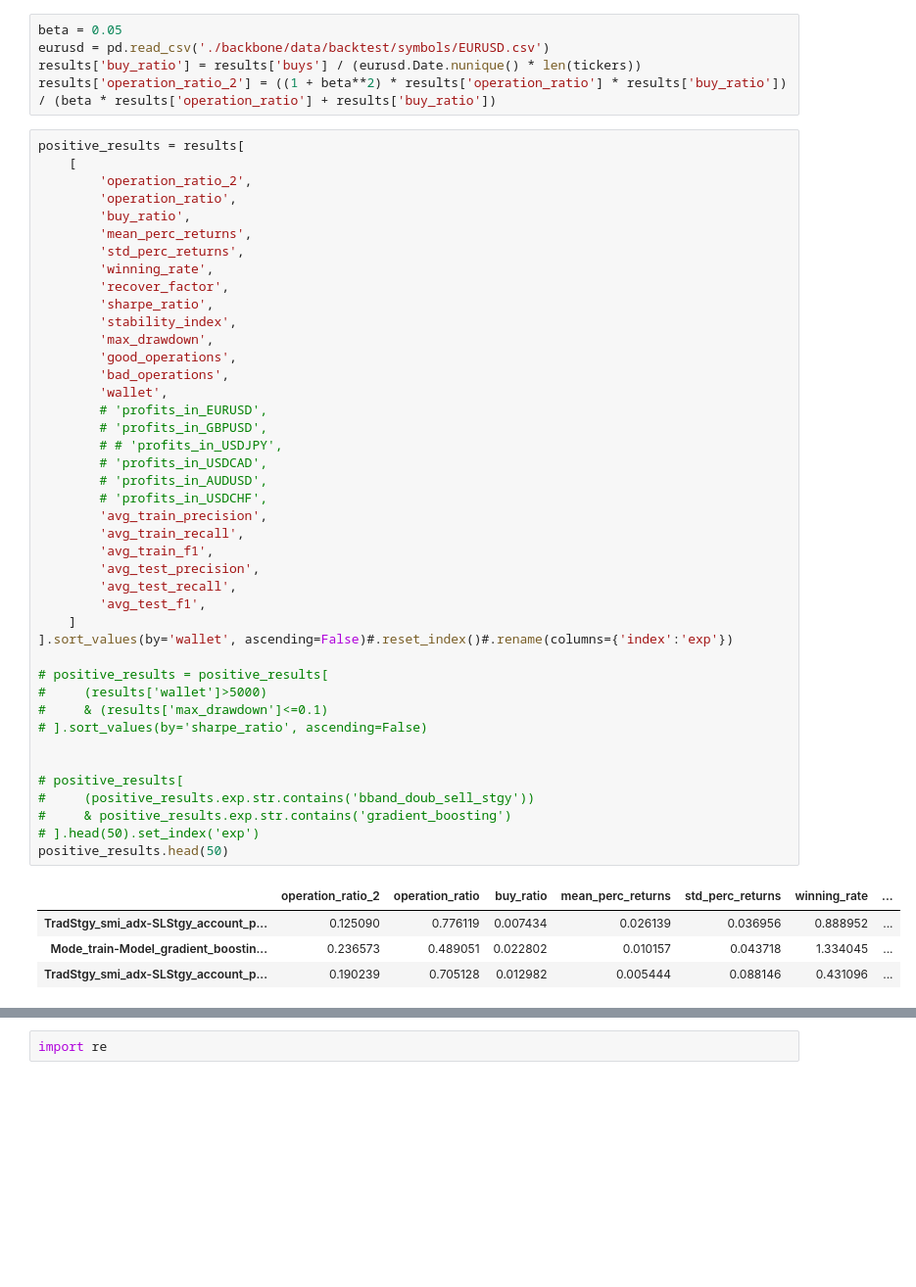
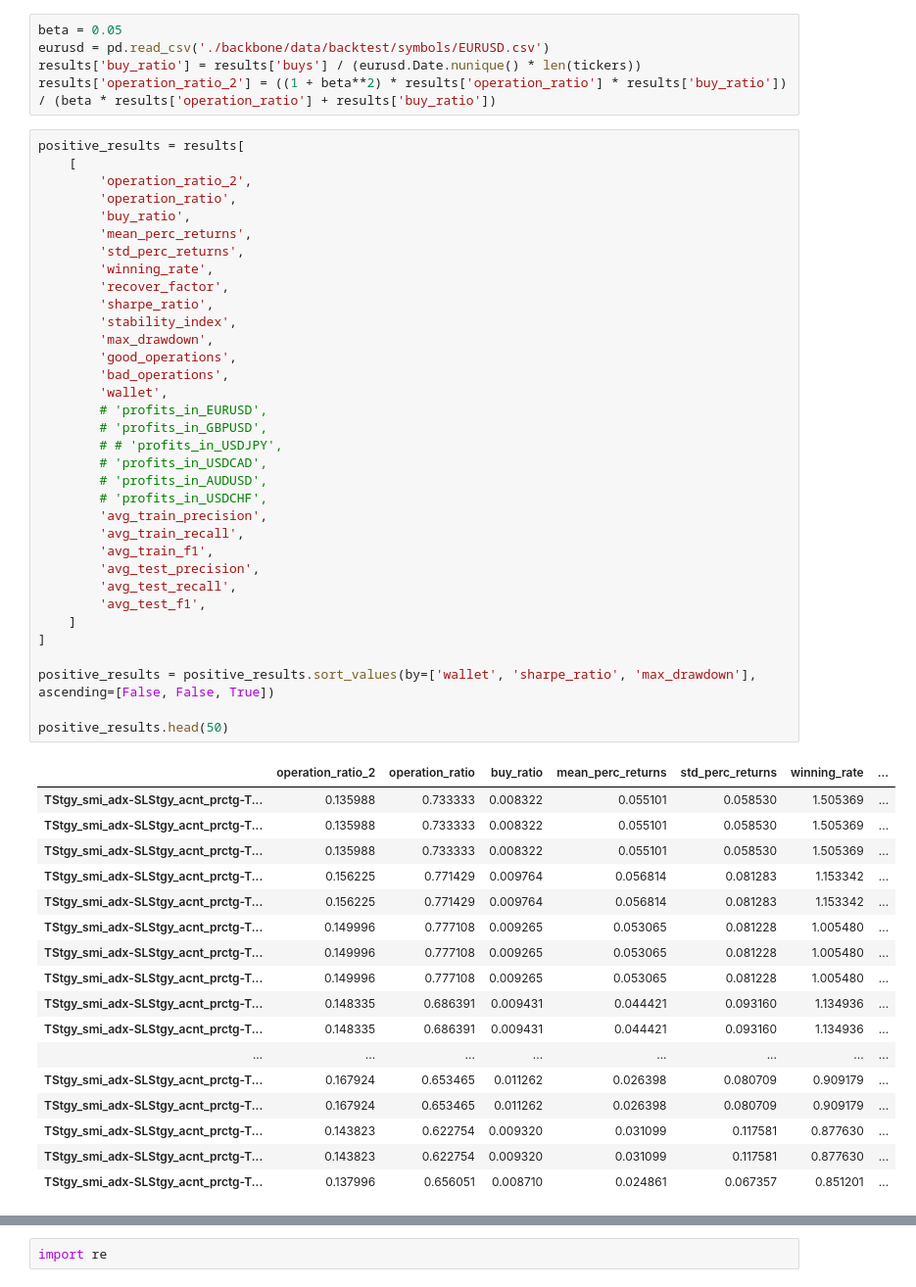
Before and after one commit to SaidJacobo/forex_ml_bot, a Jupyter notebook: notebooks/see_all_experiments.ipynb, the cells around one changed output, grey strips where cells are left out. Shown at 98% size. Drawn from its saved outputs; the diff is of its cells as text; blank space fills up the shorter version.

```diff
--- a/notebooks/see_all_experiments.ipynb
+++ b/notebooks/see_all_experiments.ipynb
@@ -234,46 +248,51 @@ positive_results = results[
         'operation_ratio',
         'buy_ratio',
         'mean_perc_returns',
         'std_perc_returns',
         'winning_rate',
         'recover_factor',
         'sharpe_ratio',
         'stability_index',
         'max_drawdown',
         'good_operations',
         'bad_operations',
         'wallet',
         # 'profits_in_EURUSD',
         # 'profits_in_GBPUSD',
         # # 'profits_in_USDJPY',
         # 'profits_in_USDCAD',
         # 'profits_in_AUDUSD',
         # 'profits_in_USDCHF',
         'avg_train_precision',
         'avg_train_recall',
         'avg_train_f1',
         'avg_test_precision',
         'avg_test_recall',
         'avg_test_f1',
     ]
-].sort_values(by='wallet', ascending=False)#.reset_index()#.rename(columns={'index':'exp'})
+]
 
-# positive_results = positive_results[
-#     (results['wallet']>5000)
-#     & (results['max_drawdown']<=0.1)
-# ].sort_values(by='sharpe_ratio', ascending=False)
+positive_results = positive_results.sort_values(by=['wallet', 'sharpe_ratio', 'max_drawdown'], ascending=[False, False, True])
 
-
-# positive_results[
-#     (positive_results.exp.str.contains('bband_doub_sell_stgy'))
-#     & positive_results.exp.str.contains('gradient_boosting')
-# ].head(50).set_index('exp')
 positive_results.head(50)
 # %% [output]
 |  | operation_ratio_2 | operation_ratio | buy_ratio | mean_perc_returns | std_perc_returns | winning_rate | ... |
-| TradStgy_smi_adx-SLStgy_account_p... | 0.125090 | 0.776119 | 0.007434 | 0.026139 | 0.036956 | 0.888952 | ... |
-| Mode_train-Model_gradient_boostin... | 0.236573 | 0.489051 | 0.022802 | 0.010157 | 0.043718 | 1.334045 | ... |
-| TradStgy_smi_adx-SLStgy_account_p... | 0.190239 | 0.705128 | 0.012982 | 0.005444 | 0.088146 | 0.431096 | ... |
+| TStgy_smi_adx-SLStgy_acnt_prctg-T... | 0.135988 | 0.733333 | 0.008322 | 0.055101 | 0.058530 | 1.505369 | ... |
+| TStgy_smi_adx-SLStgy_acnt_prctg-T... | 0.135988 | 0.733333 | 0.008322 | 0.055101 | 0.058530 | 1.505369 | ... |
+| TStgy_smi_adx-SLStgy_acnt_prctg-T... | 0.135988 | 0.733333 | 0.008322 | 0.055101 | 0.058530 | 1.505369 | ... |
+| TStgy_smi_adx-SLStgy_acnt_prctg-T... | 0.156225 | 0.771429 | 0.009764 | 0.056814 | 0.081283 | 1.153342 | ... |
+| TStgy_smi_adx-SLStgy_acnt_prctg-T... | 0.156225 | 0.771429 | 0.009764 | 0.056814 | 0.081283 | 1.153342 | ... |
+| TStgy_smi_adx-SLStgy_acnt_prctg-T... | 0.149996 | 0.777108 | 0.009265 | 0.053065 | 0.081228 | 1.005480 | ... |
+| TStgy_smi_adx-SLStgy_acnt_prctg-T... | 0.149996 | 0.777108 | 0.009265 | 0.053065 | 0.081228 | 1.005480 | ... |
+| TStgy_smi_adx-SLStgy_acnt_prctg-T... | 0.149996 | 0.777108 | 0.009265 | 0.053065 | 0.081228 | 1.005480 | ... |
+| TStgy_smi_adx-SLStgy_acnt_prctg-T... | 0.148335 | 0.686391 | 0.009431 | 0.044421 | 0.093160 | 1.134936 | ... |
+| TStgy_smi_adx-SLStgy_acnt_prctg-T... | 0.148335 | 0.686391 | 0.009431 | 0.044421 | 0.093160 | 1.134936 | ... |
+| ... | ... | ... | ... | ... | ... | ... | ... |
+| TStgy_smi_adx-SLStgy_acnt_prctg-T... | 0.167924 | 0.653465 | 0.011262 | 0.026398 | 0.080709 | 0.909179 | ... |
+| TStgy_smi_adx-SLStgy_acnt_prctg-T... | 0.167924 | 0.653465 | 0.011262 | 0.026398 | 0.080709 | 0.909179 | ... |
+| TStgy_smi_adx-SLStgy_acnt_prctg-T... | 0.143823 | 0.622754 | 0.009320 | 0.031099 | 0.117581 | 0.877630 | ... |
+| TStgy_smi_adx-SLStgy_acnt_prctg-T... | 0.143823 | 0.622754 | 0.009320 | 0.031099 | 0.117581 | 0.877630 | ... |
+| TStgy_smi_adx-SLStgy_acnt_prctg-T... | 0.137996 | 0.656051 | 0.008710 | 0.024861 | 0.067357 | 0.851201 | ... |
 # %%
 import time
 import matplotlib.pyplot as plt
```
Also changed, not shown: parts of 3 cells of this notebook, 12 other files.
